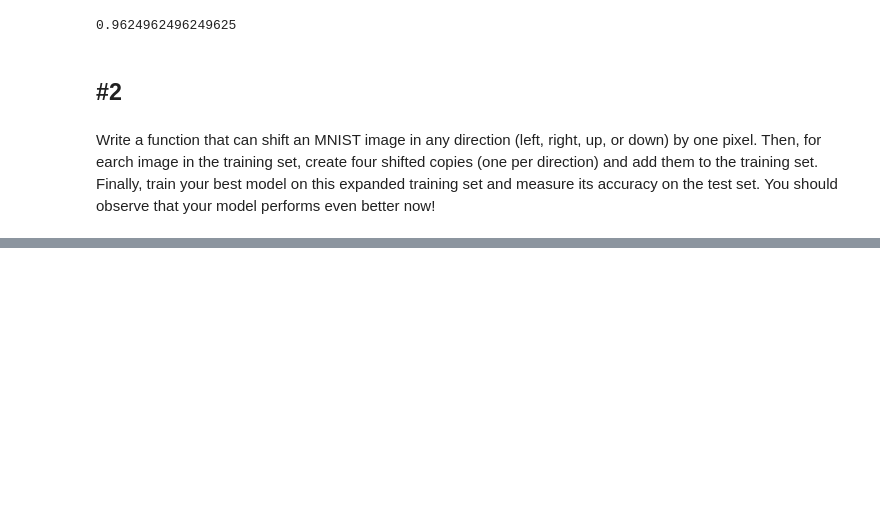
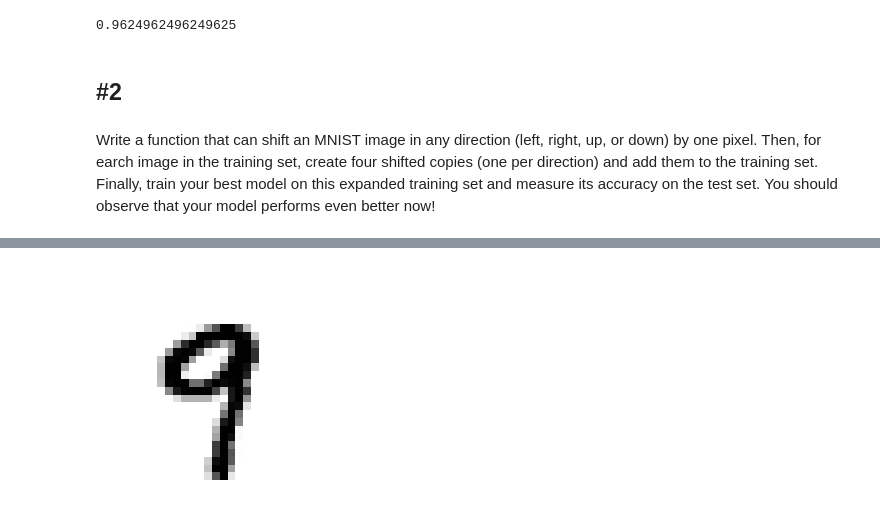
Before and after one commit to cmannnn/mnist, a Jupyter notebook: MNIST.ipynb, the cells around one changed output, grey strips where cells are left out. Saved outputs shown, nothing was run; the diff lists cells and outputs as text; code cells hidden in the pictures; blank space fills up the shorter version.

```diff
--- a/MNIST.ipynb
+++ b/MNIST.ipynb
@@ -605,3 +607,8 @@ accuracy_score(mnist_test_y, y_predict_2)
 ## #2
 # %% [markdown]
 Write a function that can shift an MNIST image in any direction (left, right, up, or down) by one pixel. Then, for earch image in the training set, create four shifted copies (one per direction) and add them to the training set. Finally, train your best model on this expanded training set and measure its accuracy on the test set. You should observe that your model performs even better now!
+# %%
+# here's a random image array
+random_image = np.array(mnist_train_X[23:24])
+random_image_pic = random_image.reshape(28, 28)
+random_image_pic
@@ -607,0 +633,7 @@ Write a function that can shift an MNIST image in any direction (left, right, up
+# %%
+# plotting new image array
+plt.imshow(random_image_pic, cmap=mpl.cm.binary, interpolation='nearest')
+plt.axis('off')
+plt.show()
+# %% [output]
+[figure, added]
```
Also changed, not shown: parts of 6 cells of this notebook.
